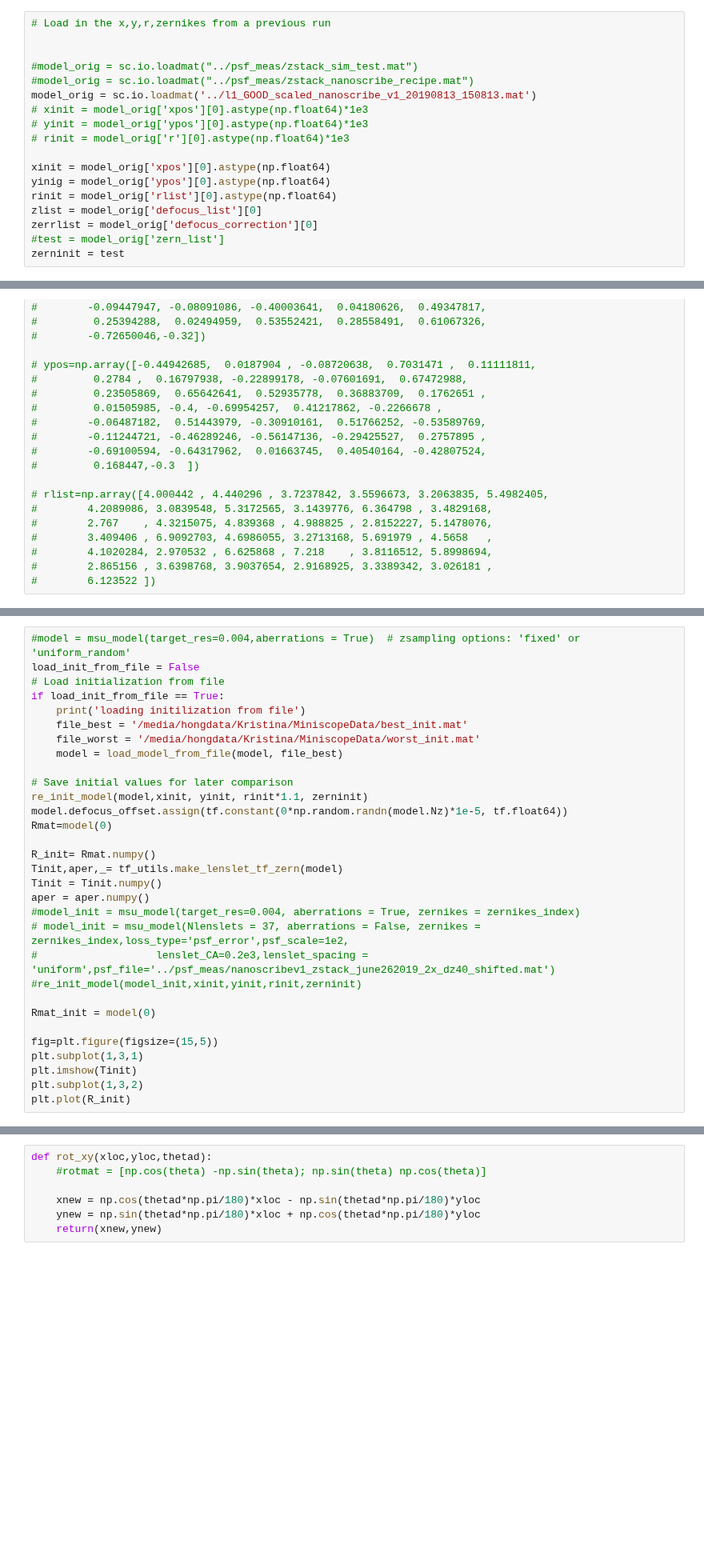
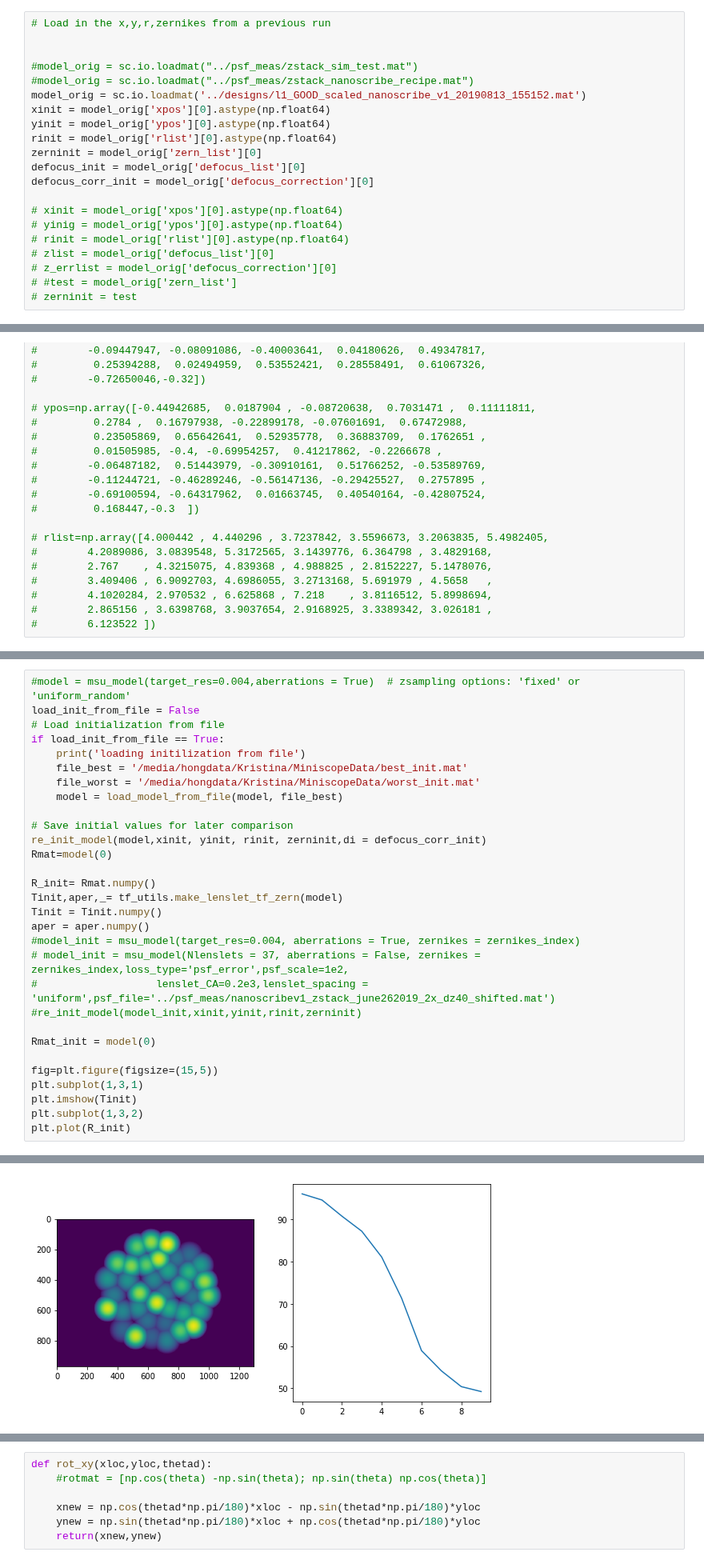
Before and after one commit to antipa/Randoscope_dev, a Jupyter notebook: miniscope_fit_3d_PSF.ipynb, the cells around one changed output, grey strips where cells are left out. Shown at 80% size. Cells and saved outputs as stored; diff of their text form; blank space fills up the shorter version.

```diff
--- a/miniscope_fit_3d_PSF.ipynb
+++ b/miniscope_fit_3d_PSF.ipynb
@@ -100,15 +101,18 @@ array([98.59672453, 99.24510999, 99.0255113 , 97.81098796, 95.70625811,
 
 #model_orig = sc.io.loadmat("../psf_meas/zstack_sim_test.mat")
 #model_orig = sc.io.loadmat("../psf_meas/zstack_nanoscribe_recipe.mat")
-model_orig = sc.io.loadmat('../l1_GOOD_scaled_nanoscribe_v1_20190813_150813.mat')
-# xinit = model_orig['xpos'][0].astype(np.float64)*1e3
-# yinit = model_orig['ypos'][0].astype(np.float64)*1e3
-# rinit = model_orig['r'][0].astype(np.float64)*1e3
+model_orig = sc.io.loadmat('../designs/l1_GOOD_scaled_nanoscribe_v1_20190813_155152.mat')
+xinit = model_orig['xpos'][0].astype(np.float64)
+yinit = model_orig['ypos'][0].astype(np.float64)
+rinit = model_orig['rlist'][0].astype(np.float64)
+zerninit = model_orig['zern_list'][0]
+defocus_init = model_orig['defocus_list'][0]
+defocus_corr_init = model_orig['defocus_correction'][0]
 
-xinit = model_orig['xpos'][0].astype(np.float64)
-yinig = model_orig['ypos'][0].astype(np.float64)
-rinit = model_orig['rlist'][0].astype(np.float64)
-zlist = model_orig['defocus_list'][0]
-zerrlist = model_orig['defocus_correction'][0]
-#test = model_orig['zern_list']
-zerninit = test
+# xinit = model_orig['xpos'][0].astype(np.float64)
+# yinig = model_orig['ypos'][0].astype(np.float64)
+# rinit = model_orig['rlist'][0].astype(np.float64)
+# zlist = model_orig['defocus_list'][0]
+# z_errlist = model_orig['defocus_correction'][0]
+# #test = model_orig['zern_list']
+# zerninit = test
@@ -158,8 +166,7 @@ if load_init_from_file == True:
     model = load_model_from_file(model, file_best)
 
 # Save initial values for later comparison
-re_init_model(model,xinit, yinit, rinit*1.1, zerninit)
-model.defocus_offset.assign(tf.constant(0*np.random.randn(model.Nz)*1e-5, tf.float64))
+re_init_model(model,xinit, yinit, rinit, zerninit,di = defocus_corr_init)
 Rmat=model(0)
 
 R_init= Rmat.numpy()
@@ -178,3 +185,4 @@ plt.subplot(1,3,1)
 plt.imshow(Tinit)
 plt.subplot(1,3,2)
 plt.plot(R_init)
+# %% [output]
@@ -180,0 +190 @@ plt.plot(R_init)
+[figure, added]
```
Also changed, not shown: parts of 18 cells of this notebook, 1 other file.
